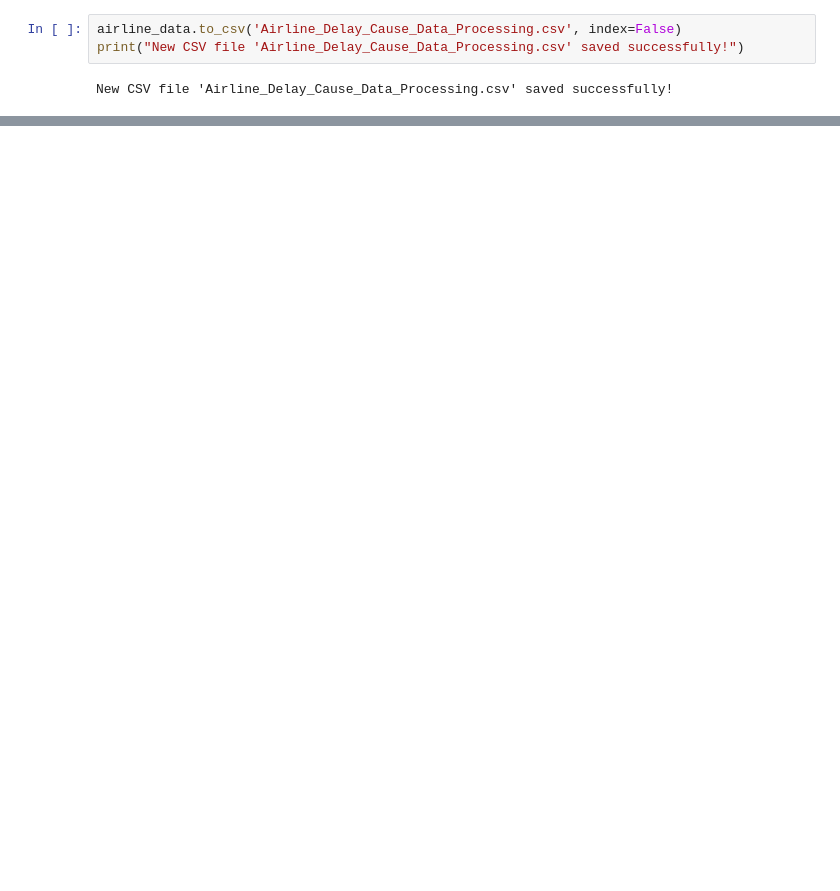
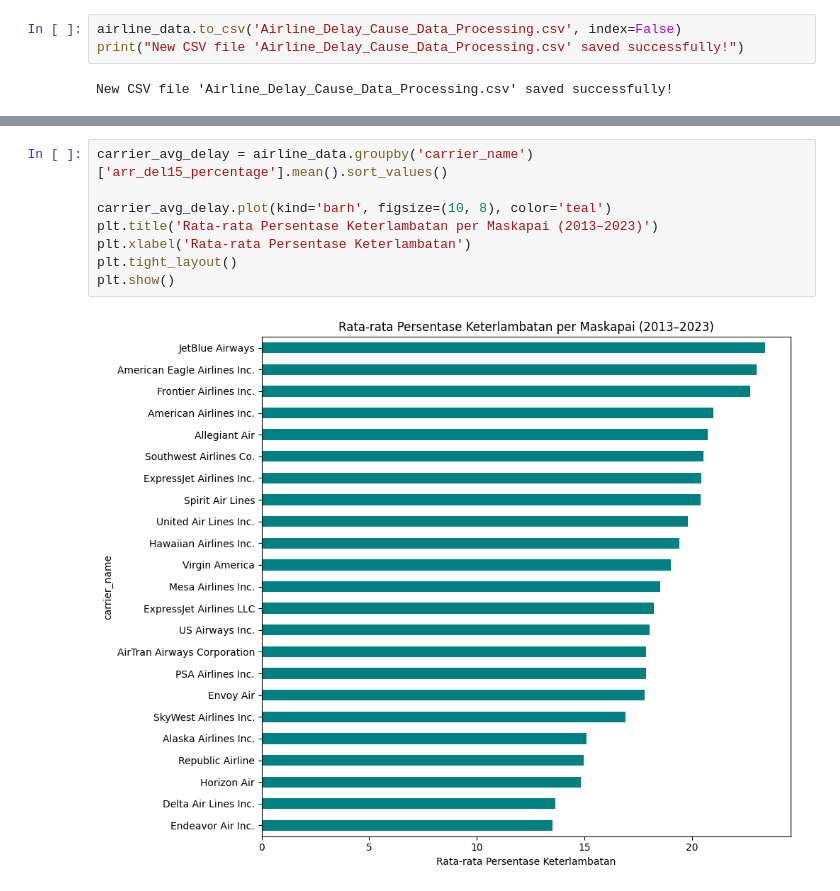
Before and after one commit to jasonrivalino/IF4061_StaticData_USAirlineDelay, a Jupyter notebook: airline_data_EDA.ipynb, the cells around one changed output, grey strips where cells are left out. Drawn from its saved outputs; the diff is of its cells as text; blank space fills up the shorter version.

```diff
--- a/airline_data_EDA.ipynb
+++ b/airline_data_EDA.ipynb
@@ -106,0 +186,10 @@ New CSV file 'Airline_Delay_Cause_Data_Processing.csv' saved successfully!
+# %%
+carrier_avg_delay = airline_data.groupby('carrier_name')['arr_del15_percentage'].mean().sort_values()
+
+carrier_avg_delay.plot(kind='barh', figsize=(10, 8), color='teal')
+plt.title('Rata-rata Persentase Keterlambatan per Maskapai (2013–2023)')
+plt.xlabel('Rata-rata Persentase Keterlambatan')
+plt.tight_layout()
+plt.show()
+# %% [output]
+[figure, added]
```
Also changed, not shown: parts of 12 cells of this notebook, 1 other file.
